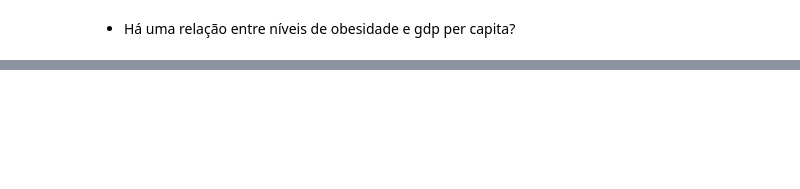
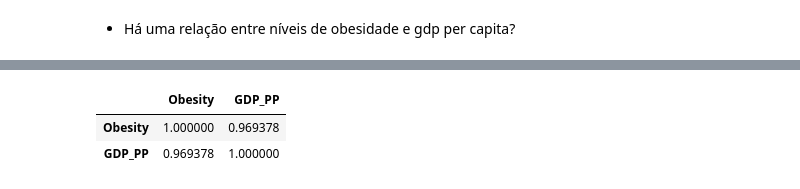
Before and after one commit to profmatheuspassos/analise-dados-pandas-sql, a Jupyter notebook: 5-analise-dados-obesidade-mundial/projeto-analise-de-dados.ipynb, the cells around one changed output, grey strips where cells are left out. Drawn from its saved outputs; the diff is of its cells as text; code cells hidden in the pictures; blank space fills up the shorter version.

```diff
--- a/5-analise-dados-obesidade-mundial/projeto-analise-de-dados.ipynb
+++ b/5-analise-dados-obesidade-mundial/projeto-analise-de-dados.ipynb
@@ -498,2 +522,17 @@ dfGDP[(dfGDP["kind"] == "estimated") & (dfGDP["Country"] == country)].plot(kind=
+# %%
+dfGDP["iso_alpha"] = dfGDP["Country"].map(dict_iso_alpha)
+dfGDP["iso_num"] = dfGDP["Country"].map(dict_num)
+
+fig = px.choropleth(dfGDP[dfGDP["kind"] == "real"].reset_index(drop=True), locations="iso_alpha", color="GDP_PP", hover_name="Country", animation_frame="Year")
+
+fig.update_layout(height=600)
+fig.show()
 # %% [markdown]
 - Há uma relação entre níveis de obesidade e gdp per capita?
+# %%
+dfObesidade["country_year"] = dfObesidade["Country"] + "-" + dfObesidade.reset_index()["Year"].apply(lambda x: str(int(x))).values
+dict_obesity_year = dfObesidade.set_index("country_year").to_dict()["Obesity"]
+
+dfGDP["country_year"] = dfGDP["Country"] + "-" + dfGDP["Year"].apply(lambda x: str(int(x))).values
+dfGDP["Obesity"] = dfGDP["country_year"].map(dict_obesity_year)
+dfGDP
@@ -499,0 +554,8 @@ dfGDP[(dfGDP["kind"] == "estimated") & (dfGDP["Country"] == country)].plot(kind=
+# %%
+dfGDPLimpo = dfGDP.dropna()
+# %%
+dfGDPLimpo.reset_index(drop=True).groupby("Year")[["Obesity", "GDP_PP"]].mean().corr()
+# %% [output]
+|  | Obesity | GDP_PP |
+| Obesity | 1.000000 | 0.969378 |
+| GDP_PP | 0.969378 | 1.000000 |
```
Also changed, not shown: parts of 4 cells of this notebook.
